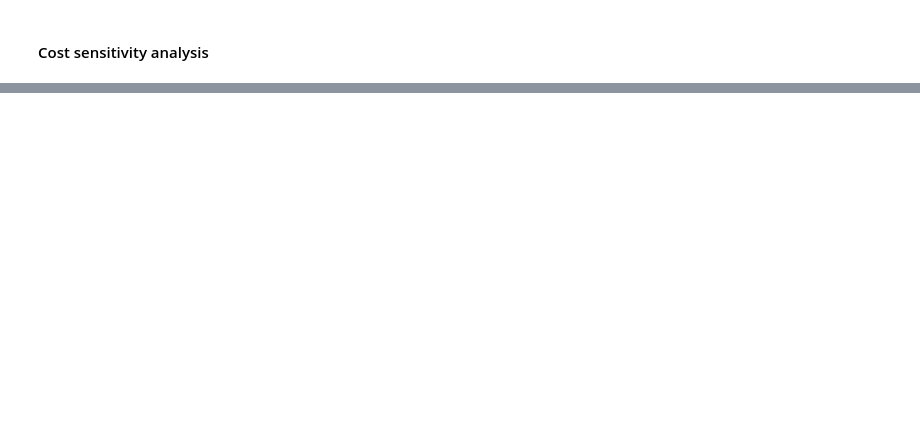
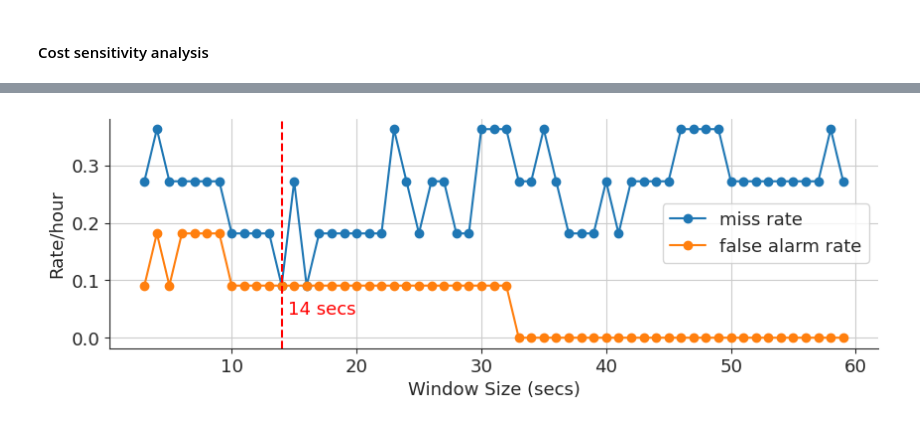
Before and after one commit to mlgig/fallstream, a Jupyter notebook: main_7sec.ipynb, the cells around one changed output, grey strips where cells are left out. Cells and saved outputs as stored; diff of their text form; code cells hidden in the pictures; blank space fills up the shorter version.

```diff
--- a/main_7sec.ipynb
+++ b/main_7sec.ipynb
@@ -306,0 +274,13 @@ plt.show()
+# %%
+kwargs['saved_models'] = None
+kwargs['ensemble'] = False
+window_df = []
+winsizes = np.arange(3, 60)
+for w in winsizes:
+	print(f'Testing at window_size of {w} secs')
+	kwargs['window_size'] = w
+	dataset = utils.train_test_subjects_split(farseeing, **kwargs)
+	df = classifiers.run_models(*dataset, **kwargs)
+	window_df.append(df)
+window_df = pd.concat(window_df, ignore_index=True)
+window_df.to_csv('results/quant_window_analysis.csv', index=False)
@@ -306,0 +305,17 @@ plt.show()
+# %%
+# normalise miss rate, false alarm rate and delay
+# window_df['miss rate norm'] = window_df['miss rate'] / window_df['miss rate'].max()
+# window_df['false alarm rate norm'] = window_df['false alarm rate'] / window_df['false alarm rate'].max()
+window_df.plot(x='window_size', y=['miss rate', 'false alarm rate'],
+					  kind='line', marker='o', figsize=(10, 3), grid=True)
+# # draw a vertical line and annotate where miss rate norm == delay norm
+plt.axvline(14, color='r', linestyle='--')
+plt.annotate(f'14 secs', (14.5, 0.04), color='r')
+plt.xlabel('Window Size (secs)')
+plt.ylabel('Rate/hour')
+plt.legend()
+sns.despine()
+plt.savefig('figs/window_analysis.pdf', dpi=400, bbox_inches='tight')
+plt.show()
+# %% [output]
+[figure, added]
```
Also changed, not shown: parts of 24 cells of this notebook, 32 other files.
